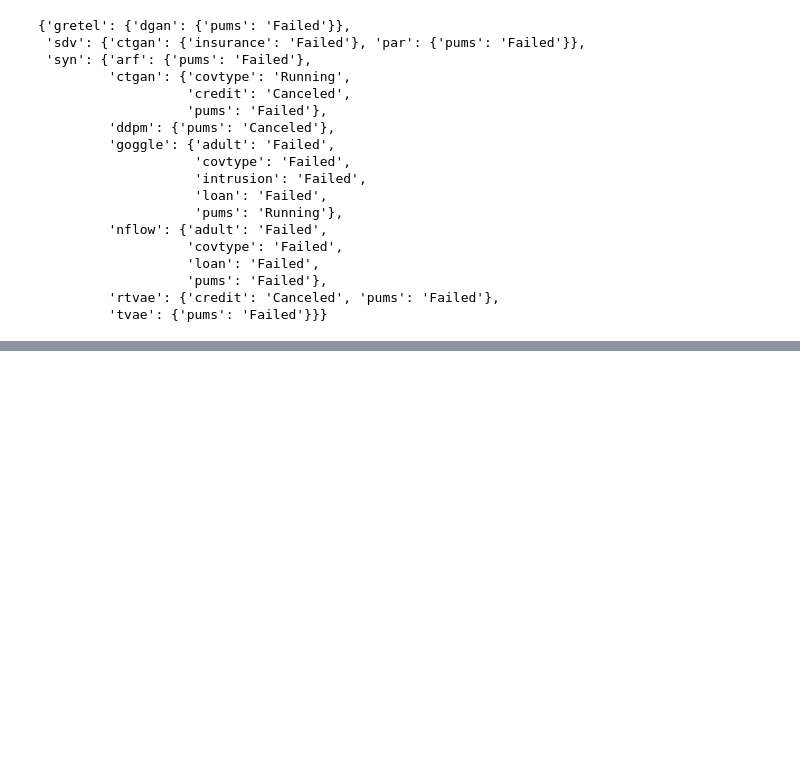
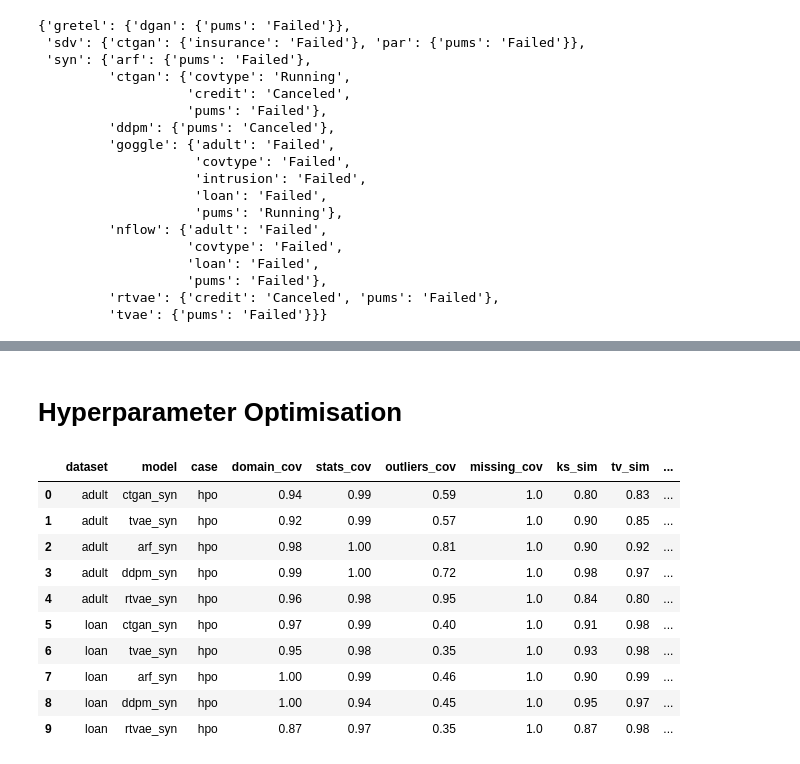
Before and after one commit to dsaidgovsg/benchmarking-synthetic-data-generators, a Jupyter notebook: notebooks/final_evalutation.ipynb, the cells around one changed output, grey strips where cells are left out. Cells and saved outputs as stored; diff of their text form; code cells hidden in the pictures; blank space fills up the shorter version.

```diff
--- a/notebooks/final_evalutation.ipynb
+++ b/notebooks/final_evalutation.ipynb
@@ -1006,0 +301,16 @@ def get_scores_df(exp_dataset, models_list, case="tabular"):
+# %%
+ALL_HYPERIMPUTE_MODELS = {
+    "sdv": ["ctgan"]
+}
+
+IMPUTERS = ["missforest", "ice", "hyperimpute", "simple"]
+
+tabular_impute_df = pd.DataFrame()
+for imputer in IMPUTERS:
+    final_report = get_scores_df("drugs", ALL_HYPERIMPUTE_MODELS, imputer, True)
+    tabular_impute_df = pd.concat([tabular_impute_df, pd.DataFrame(final_report)], ignore_index=True)
+
+    final_report = get_scores_df("drugs", ALL_HYPERIMPUTE_MODELS, "only_" + imputer, True)
+    tabular_impute_df = pd.concat([tabular_impute_df, pd.DataFrame(final_report)], ignore_index=True)
+
+tabular_impute_df
@@ -1006,0 +327,22 @@ def get_scores_df(exp_dataset, models_list, case="tabular"):
+# %% [markdown]
+# Hyperparameter Optimisation
+# %%
+# exp_dataset = "adult"
+HPO_DATASETS = ["adult", "loan"]
+hpo_df = pd.DataFrame()
+for exp_dataset in HPO_DATASETS:
+    final_report = get_scores_df(exp_dataset, ALL_TABULAR_MODELS, "hpo", False)
+    hpo_df = pd.concat([hpo_df, pd.DataFrame(final_report)], ignore_index=True)
+hpo_df
+# %% [output]
+|  | dataset | model | case | domain_cov | stats_cov | outliers_cov | missing_cov | ks_sim | tv_sim | ... |
+| 0 | adult | ctgan_syn | hpo | 0.94 | 0.99 | 0.59 | 1.0 | 0.80 | 0.83 | ... |
+| 1 | adult | tvae_syn | hpo | 0.92 | 0.99 | 0.57 | 1.0 | 0.90 | 0.85 | ... |
+| 2 | adult | arf_syn | hpo | 0.98 | 1.00 | 0.81 | 1.0 | 0.90 | 0.92 | ... |
+| 3 | adult | ddpm_syn | hpo | 0.99 | 1.00 | 0.72 | 1.0 | 0.98 | 0.97 | ... |
+| 4 | adult | rtvae_syn | hpo | 0.96 | 0.98 | 0.95 | 1.0 | 0.84 | 0.80 | ... |
+| 5 | loan | ctgan_syn | hpo | 0.97 | 0.99 | 0.40 | 1.0 | 0.91 | 0.98 | ... |
+| 6 | loan | tvae_syn | hpo | 0.95 | 0.98 | 0.35 | 1.0 | 0.93 | 0.98 | ... |
+| 7 | loan | arf_syn | hpo | 1.00 | 0.99 | 0.46 | 1.0 | 0.90 | 0.99 | ... |
+| 8 | loan | ddpm_syn | hpo | 1.00 | 0.94 | 0.45 | 1.0 | 0.95 | 0.97 | ... |
+| 9 | loan | rtvae_syn | hpo | 0.87 | 0.97 | 0.35 | 1.0 | 0.87 | 0.98 | ... |
```
Also changed, not shown: parts of 60 cells of this notebook.
